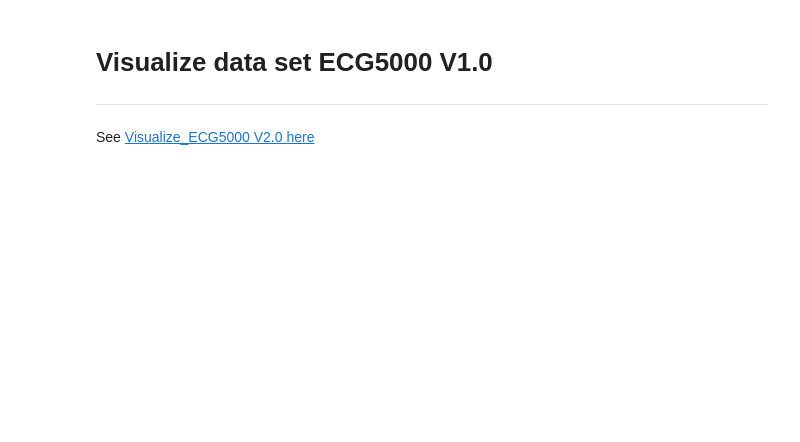
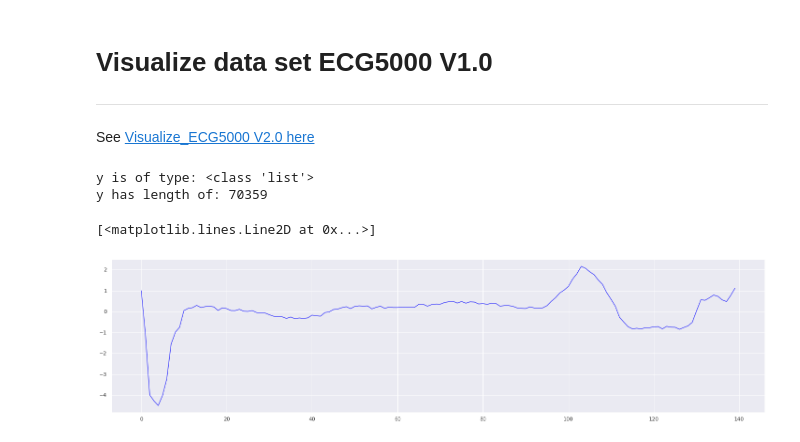
Before and after one commit to nina-prog/sem-data-analysis-VAE, a Jupyter notebook: Visualize_ECG5000_V1_0.ipynb, the cells around one changed output. Saved outputs shown, nothing was run; the diff lists cells and outputs as text; code cells hidden in the pictures; blank space fills up the shorter version.

```diff
--- a/Visualize_ECG5000_V1_0.ipynb
+++ b/Visualize_ECG5000_V1_0.ipynb
@@ -12,7 +12,7 @@ import seaborn as sns
 sns.set()
 # %%
 # Read data
-df = pd.read_fwf('ecg5000_TRAIN.txt')
+df = pd.read_fwf('ECG5000_TRAIN.txt')
 df.to_csv('ecg5000.csv')
 # Flatten data to one dimensional array
 time_series = df.to_numpy().flatten()
@@ -22,13 +22,19 @@ y = list(time_series)
 # Information about our time series
 print("y is of type: {}".format(type(y)))
 print("y has length of: {}".format(len(y)))
+# %% [output]
+y is of type: <class 'list'>
+y has length of: 70359
 # %%
 # Select first 140 entries of y to plot them
-y140 = y[0:140]
+sample = y[0:140]
 
 # Set figure size
 plt.figure(figsize=(25,6))
-plt.plot(y140, linewidth = 1, color="blue")
+plt.plot(sample, linewidth = 1, color="blue")
 
 # for saving the plot on locale drive
 # plt.savefig("ecg5000.png", format='png', dpi=150)
+# %% [output]
+[<matplotlib.lines.Line2D at 0x...>]
+[figure, added]
```
Also changed, not shown: parts of 2 cells of this notebook.
